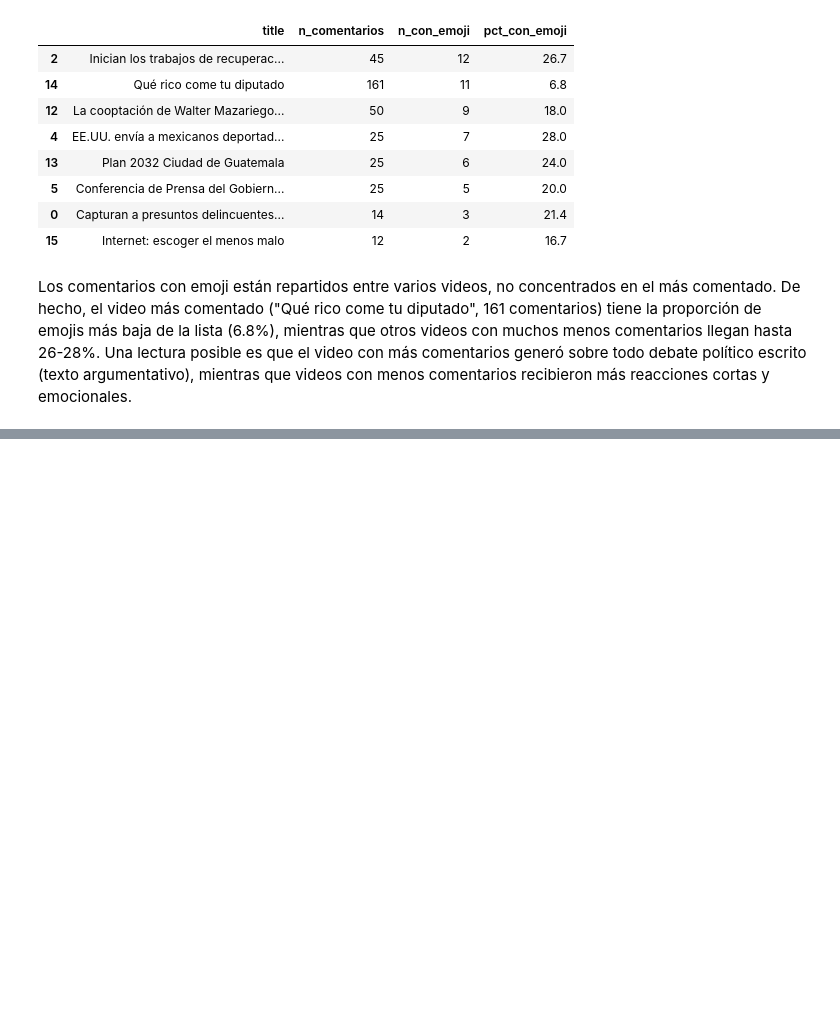
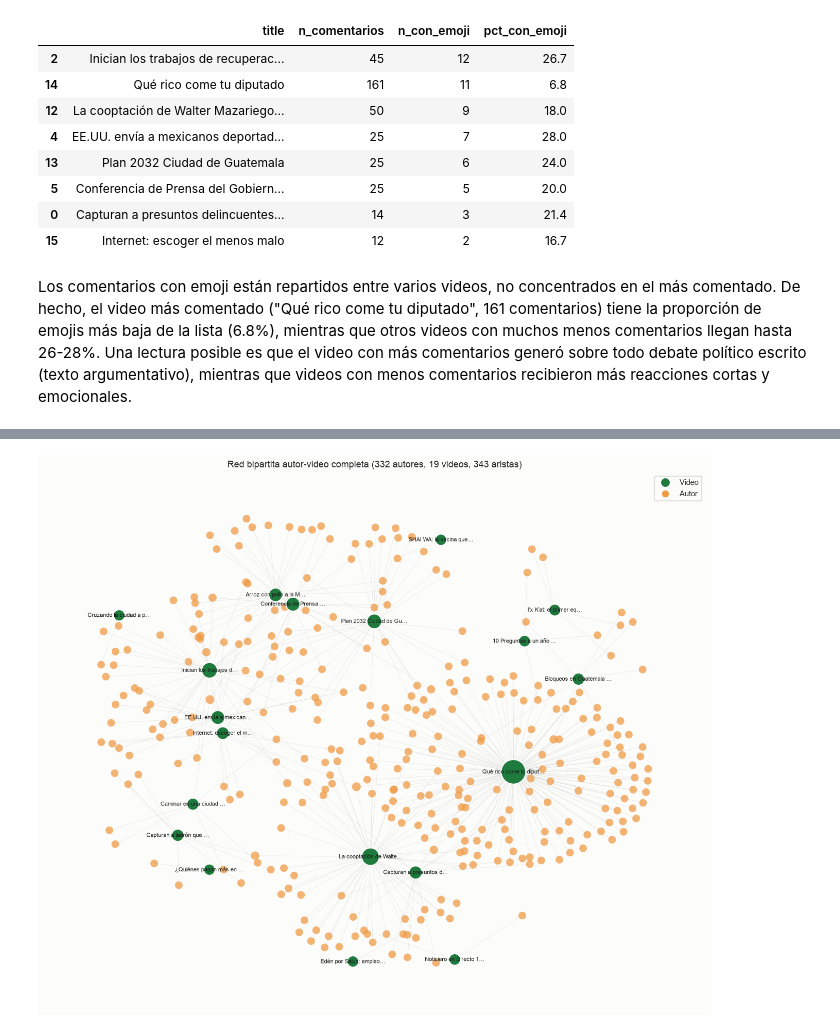
Before and after one commit to Qu3zada22/lab6-ds, a Jupyter notebook: Laboratorio6_Redes_Sociales_YouTube.ipynb, the cells around one changed output, grey strips where cells are left out. Saved outputs shown, nothing was run; the diff lists cells and outputs as text; code cells hidden in the pictures; blank space fills up the shorter version.

Commit message:
Ejercico 4 completado

```diff
--- a/Laboratorio6_Redes_Sociales_YouTube.ipynb
+++ b/Laboratorio6_Redes_Sociales_YouTube.ipynb
@@ -1227,0 +1318,33 @@ Los comentarios con emoji están repartidos entre varios videos, no concentrados
+# %%
+# 4.4 Visualización de la red bipartita completa (los 351 nodos, sin recortar nada)
+pos = nx.spring_layout(B, k=0.35, weight='weight', seed=42, iterations=80)
+
+nodos_video = [n for n, d in B.nodes(data=True) if d['tipo'] == 'video']
+nodos_autor = [n for n, d in B.nodes(data=True) if d['tipo'] == 'autor']
+
+fig, ax = plt.subplots(figsize=(12, 10))
+
+nx.draw_networkx_edges(B, pos, ax=ax, alpha=0.15, width=0.6, edge_color='#8a8a86')
+
+tam_autor = [80 + 15 * B.nodes[n]['n_videos'] for n in nodos_autor]
+nx.draw_networkx_nodes(B, pos, nodelist=nodos_autor, node_size=tam_autor,
+                        node_color=COLOR_NARANJA_CLARO, alpha=0.75, linewidths=0, ax=ax)
+
+tam_video = [200 + 6 * B.nodes[n]['n_autores'] for n in nodos_video]
+nx.draw_networkx_nodes(B, pos, nodelist=nodos_video, node_size=tam_video,
+                        node_color=COLOR_VERDE_OSCURO, edgecolors='white', linewidths=1.2, ax=ax)
+
+etiquetas_video = {n: B.nodes[n]['titulo'][:22] + '…' for n in nodos_video}
+nx.draw_networkx_labels(B, pos, labels=etiquetas_video, font_size=7.5, ax=ax)
+
+leyenda = [
+    plt.Line2D([0], [0], marker='o', color='w', markerfacecolor=COLOR_VERDE_OSCURO, markersize=12, label='Video'),
+    plt.Line2D([0], [0], marker='o', color='w', markerfacecolor=COLOR_NARANJA_CLARO, markersize=10, label='Autor'),
+]
+ax.legend(handles=leyenda, loc='upper right', fontsize=10)
+ax.set_title('Red bipartita autor-video completa (332 autores, 19 videos, 343 aristas)')
+ax.axis('off')
+plt.tight_layout()
+plt.show()
+# %% [output]
+[figure, added]
```
Also changed, not shown: parts of 6 cells of this notebook.
